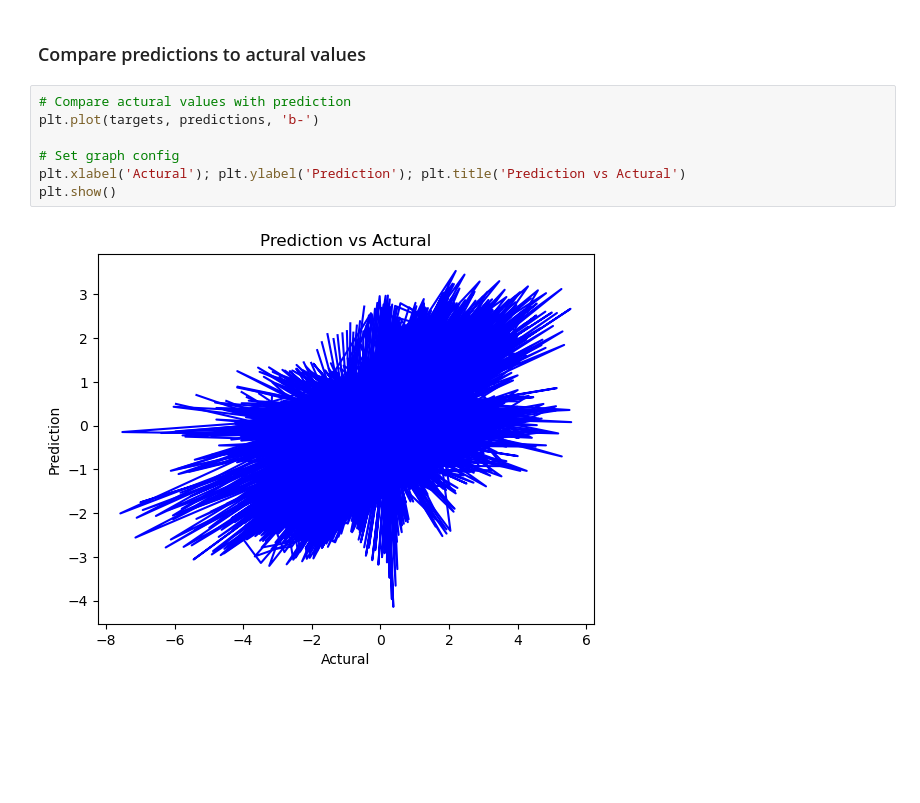
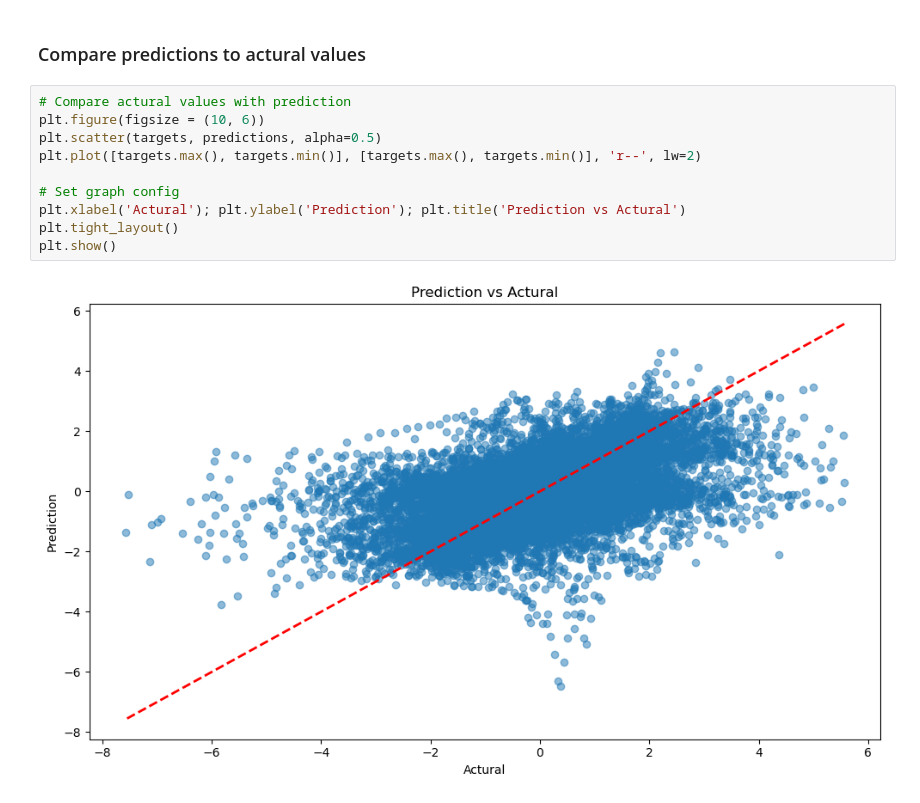
Before and after one commit to sebastian-wong0412/Design-of-SAW-Filters-based-on-Deep-Learning, a Jupyter notebook: deep learning/PSO_CNN.ipynb, the cells around one changed output. Cells and saved outputs as stored; diff of their text form; blank space fills up the shorter version.

```diff
--- a/simple_CNN.ipynb
+++ b/deep learning/PSO_CNN.ipynb
@@ -277,10 +299,13 @@ Training Complete.
 ### Compare predictions to actural values
 # %%
 # Compare actural values with prediction
-plt.plot(targets, predictions, 'b-')
+plt.figure(figsize = (10, 6))
+plt.scatter(targets, predictions, alpha=0.5)
+plt.plot([targets.max(), targets.min()], [targets.max(), targets.min()], 'r--', lw=2)
 
 # Set graph config
 plt.xlabel('Actural'); plt.ylabel('Prediction'); plt.title('Prediction vs Actural')
+plt.tight_layout()
 plt.show()
 # %% [output]
-[figure, old version]
+[figure, new version]
```
Also changed, not shown: parts of 12 cells of this notebook, 6 other files.
